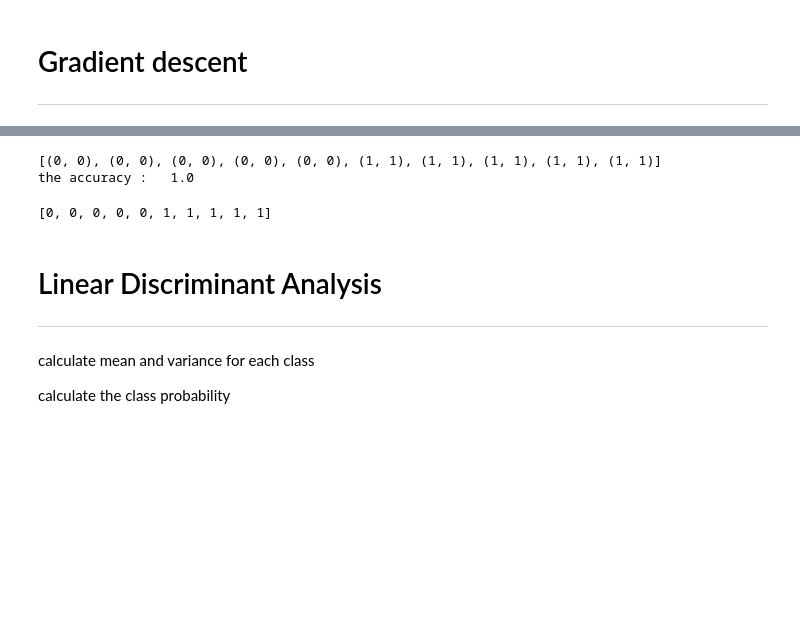
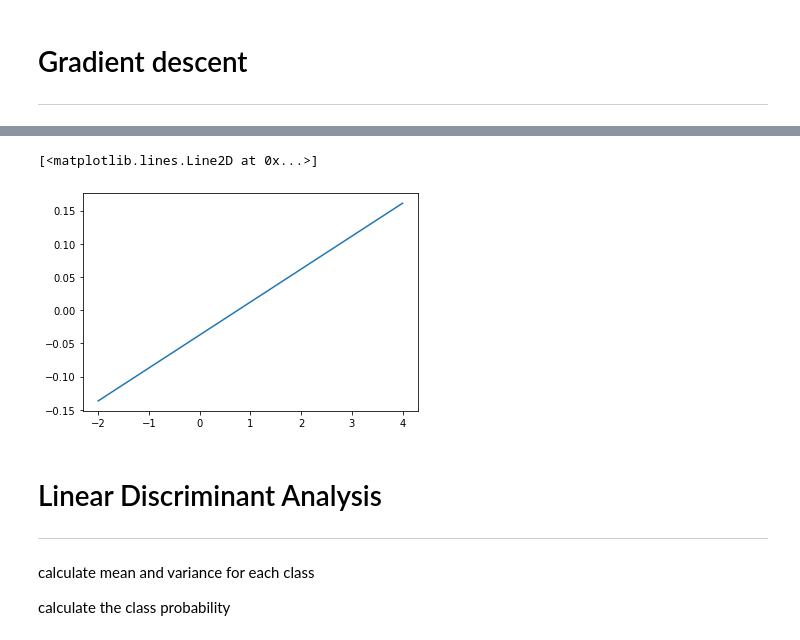
Before and after one commit to hsargoli/MyWorks, a Jupyter notebook: MLalgorithm.ipynb, the cells around one changed output, grey strips where cells are left out. Saved outputs shown, nothing was run; the diff lists cells and outputs as text; code cells hidden in the pictures; blank space fills up the shorter version.

```diff
--- a/MLalgorithm.ipynb
+++ b/MLalgorithm.ipynb
@@ -137,60 +201,15 @@ Xd.shape
-# %%
-import random
-class LR:
-    def __init__(self):
-        pass
-    def sigmoid(self,w,x):
-        res=w[0]+(np.dot(w[1:],x))
-        out=1/(1+np.exp(-res))
-        return out
-    def updater(self,w,alpha,y,ypred,x):
-        w1 = w[0] + alpha * (y-ypred) * ypred * (1-ypred)* 1
-        w2 = w[1] + alpha * (y-ypred) * ypred * (1-ypred)* x[0]
-        w3 = w[2] + alpha * (y-ypred) * ypred * (1-ypred)* x[1]
-        wnew=list([w1,w2,w3])
-        return wnew
-    def doo(self,inw,x,y,ite):
-        t=0
-        w=inw
-        while t <ite :
-            sto=random.randint(0,9)
-            a=self.sigmoid(w,x[sto])
-            w=self.updater(w,0.3,y[sto],a,x[sto])
-            #print(w,sto)
-            t+=1
-        return w
-    def predicter(self,w,x,y):
-        sto=[]
-        for i in x:
-            a=self.sigmoid(w,i)
-            sto.append(a)
-        res=[]
-        for i in sto:
-            if i>=0.5:
-                i=1
-                res.append(i)
-            elif i< 0.5:
-                i=0
-                res.append(i)
-        acc=[(i,j) for i,j in zip(y,res)]
-        score=0
-        for i,j in acc:
-            if i == j :
-                score+=1
-
-        print(acc,'\nthe accuracy : \t',score/len(x))
-        return res
-sg=LR()
-inw=[0,0,0]
-yp=sg.sigmoid(inw,Xd[0])
-sg.updater([0,0,0],0.3,y[0],yp,Xd[0])
-www=sg.doo([0,0,0],Xd,y,20)
-#sg.predicter(www,Xd,y)
-sg.predicter(www,Xd,y)
-# %% [output]
-[(0, 0), (0, 0), (0, 0), (0, 0), (0, 0), (1, 1), (1, 1), (1, 1), (1, 1), (1, 1)]
-the accuracy :   1.0
-[0, 0, 0, 0, 0, 1, 1, 1, 1, 1]
+# %%
+xpl=np.arange(-2,5)
+ypl=lambda a1, a2:www[0]+www[1]*a1+www[2]*a2
+re=[(x,x) for x in range(-2,5)]
+b=[]
+for i,j in re:
+    a=ypl(i,j)
+    b.append(a)
+plt.plot(xpl,b)
+# %% [output]
+[<matplotlib.lines.Line2D at 0x...>]
+[figure, added]
 # %% [markdown]
 # Linear Discriminant Analysis
 ---------------
```
Also changed, not shown: parts of 11 cells of this notebook.
